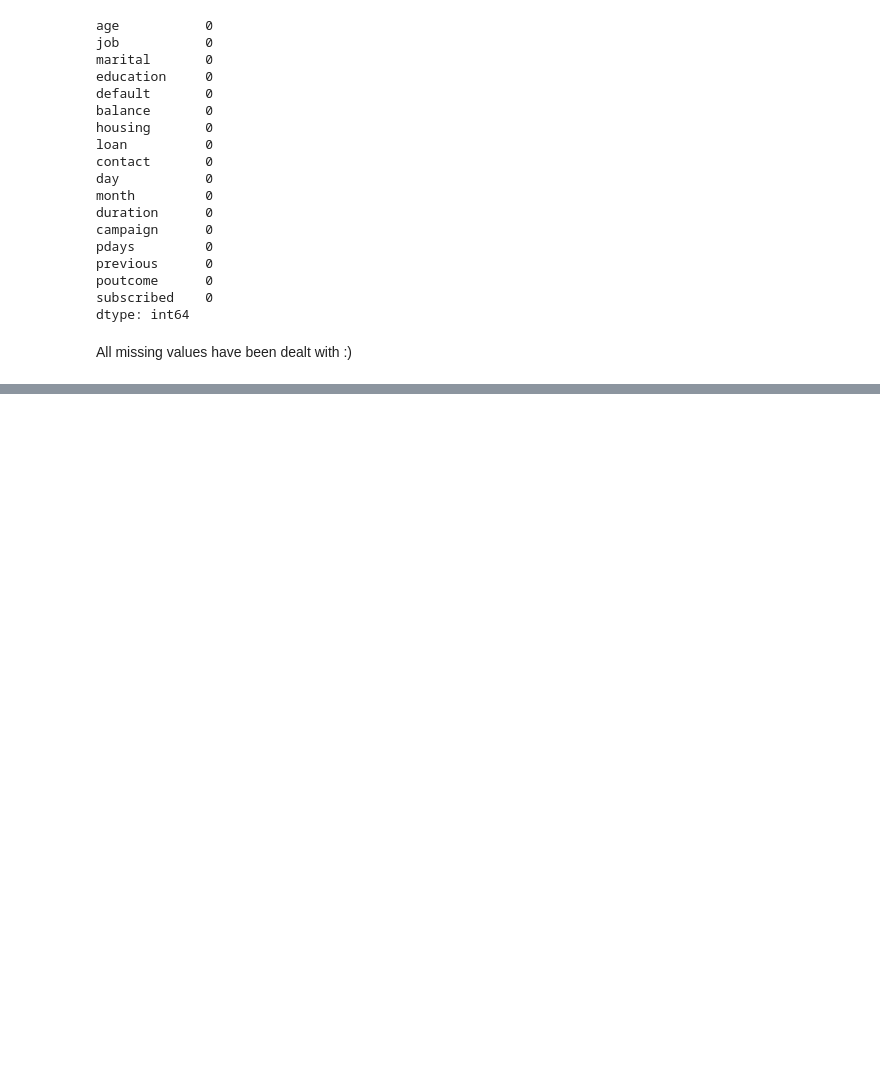
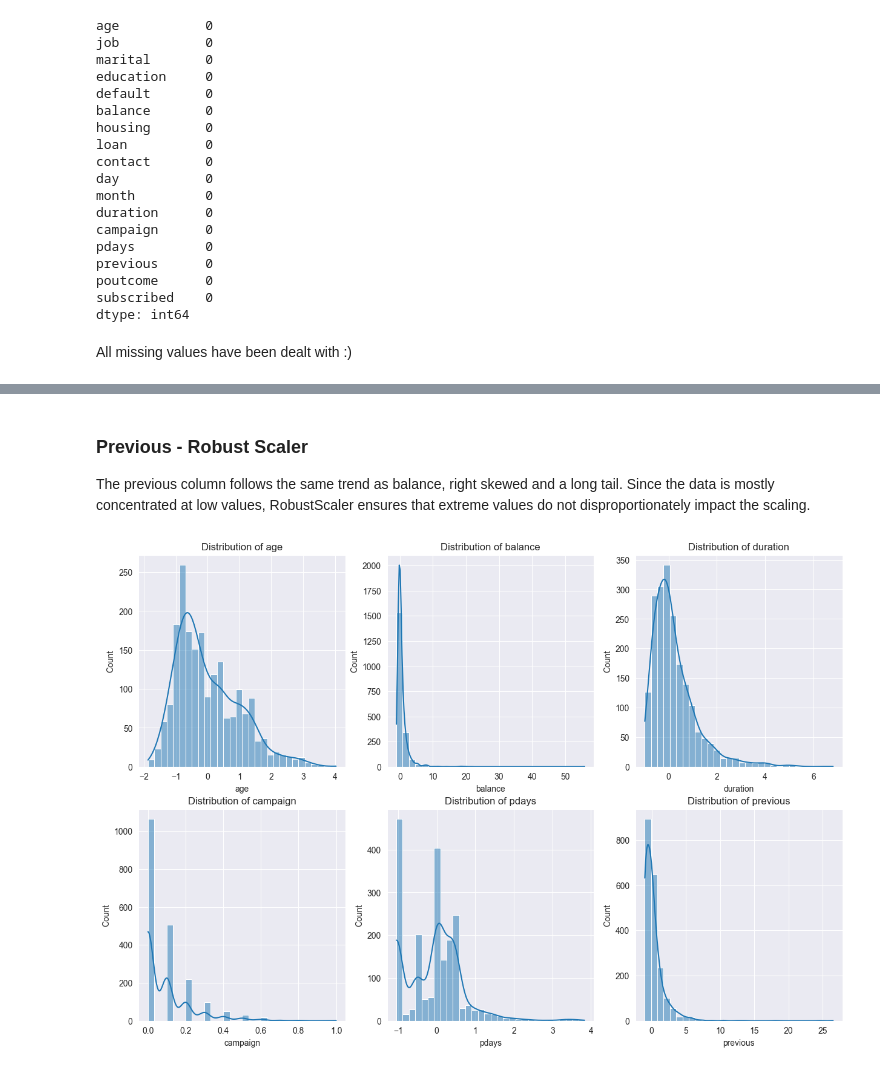
Before and after one commit to CraigPhayer/CS4168---DATA-MINING-LABS, a Jupyter notebook: Lab02/lab2.ipynb, the cells around one changed output, grey strips where cells are left out. Drawn from its saved outputs; the diff is of its cells as text; code cells hidden in the pictures; blank space fills up the shorter version.

```diff
--- a/Lab02/lab2.ipynb
+++ b/Lab02/lab2.ipynb
@@ -213,0 +289,2 @@ Jobs have 12 unique values. We can encode these using one-hot encoding (For nomi
+# %%
+df['duration'] = robust_scaler.fit_transform(df[['duration']])
@@ -213,0 +294,2 @@ Jobs have 12 unique values. We can encode these using one-hot encoding (For nomi
+# %%
+df['campaign'] = minmax_scaler.fit_transform(df[['campaign']])
@@ -213,0 +299,19 @@ Jobs have 12 unique values. We can encode these using one-hot encoding (For nomi
+# %%
+df['pdays'] = robust_scaler.fit_transform(df[['pdays']])
+# %% [markdown]
+### Previous - Robust Scaler
+The previous column follows the same trend as balance, right skewed and a long tail. Since the data is mostly concentrated at low values, RobustScaler ensures that extreme values do not disproportionately impact the scaling.
+# %%
+df['previous'] = robust_scaler.fit_transform(df[['previous']])
+# %%
+fig, axes = plt.subplots(2, 3, figsize=(15, 10))
+axes = axes.flatten()
+
+columns = ["age", "balance", "duration", "campaign", "pdays", "previous"]
+for i, col in enumerate(columns):
+    sns.histplot(df[col], bins=30, kde=True, ax=axes[i])
+    axes[i].set_title(f"Distribution of {col}")
+
+plt.show()
+# %% [output]
+[figure, added]
```
Also changed, not shown: parts of 20 cells of this notebook.
